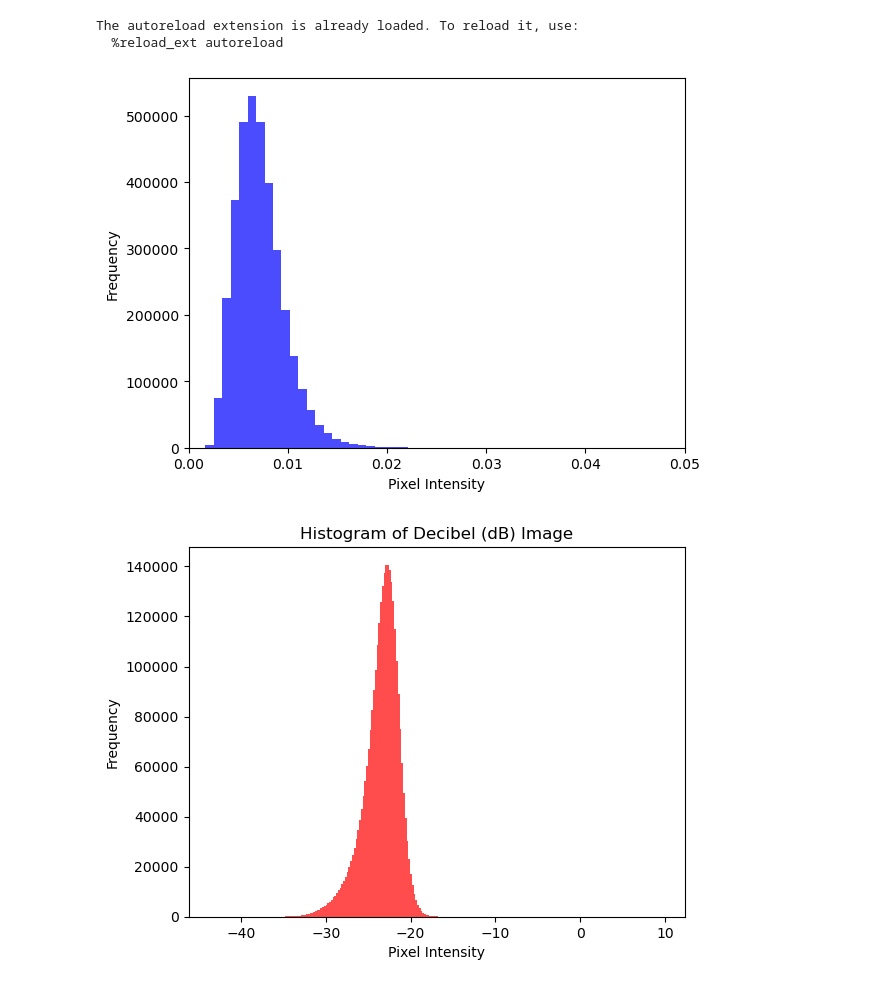
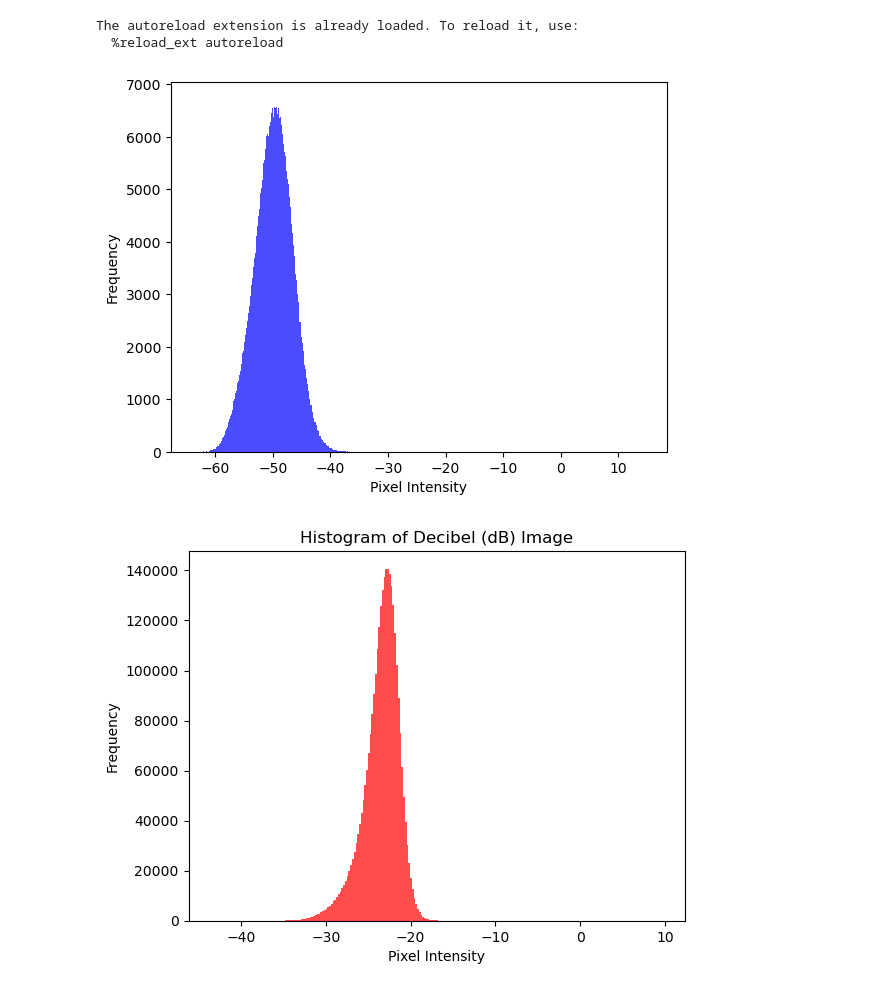
Before and after one commit to jpl-slice/kai_workspace, a Jupyter notebook: nbs/SAR_img_analysis.ipynb, the cells around one changed output. Saved outputs shown, nothing was run; the diff lists cells and outputs as text; code cells hidden in the pictures.

```diff
--- a/nbs/SAR_img_analysis.ipynb
+++ b/nbs/SAR_img_analysis.ipynb
@@ -75,15 +75,16 @@ def analyze_tiles(tiles):
     plt.show()
 # %%
 snap_image = load_geotiff(snap_sar_fpath)
+snap_log = 10 * np.log(snap_image + 1e-10)
 # Plot histogram
-plt.hist(snap_image.flatten(), bins=5000, color='blue', alpha=0.7)
+plt.hist(snap_log.flatten(), bins=5000, color='blue', alpha=0.7)
 plt.xlabel('Pixel Intensity')
 plt.ylabel('Frequency')
 #plt.ylim((0, 1 * 1E7))
-plt.xlim((0, .05))
+#plt.xlim((0, .05))
 plt.show()
 # %% [output]
-[figure, old version]
+[figure, new version]
 # %%
 hyp3_image = load_geotiff(hyp3_sar_fpath)
 # Plot histogram
```
Also changed, not shown: 1 other file.
